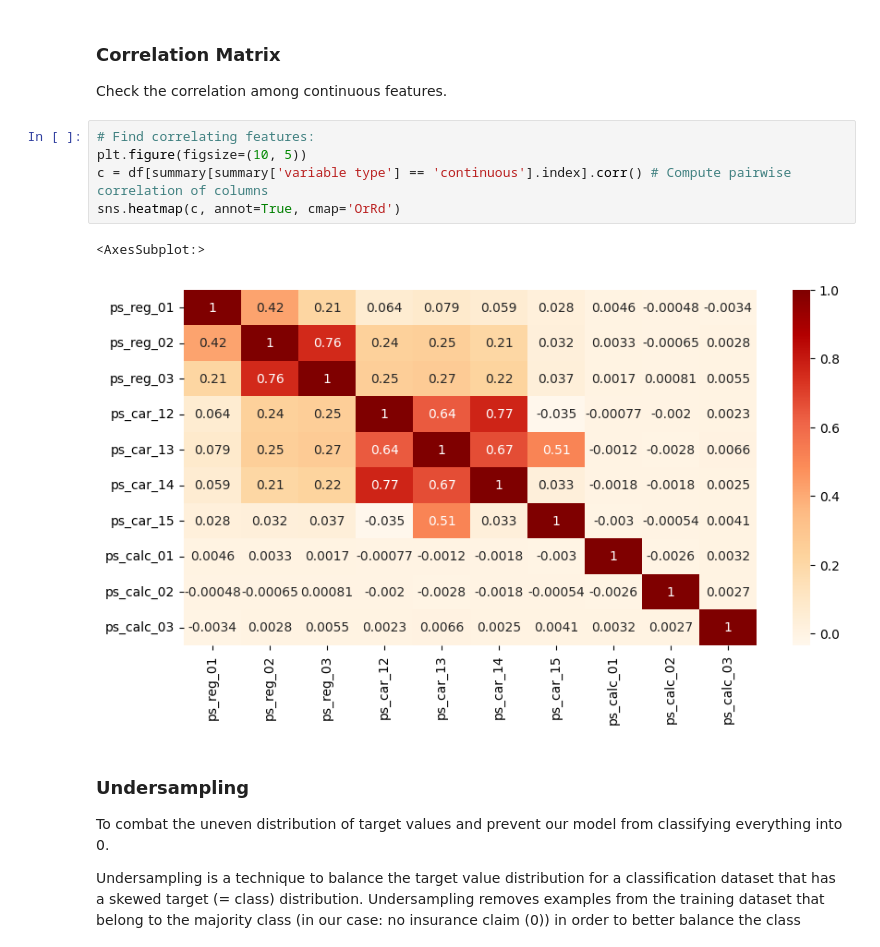
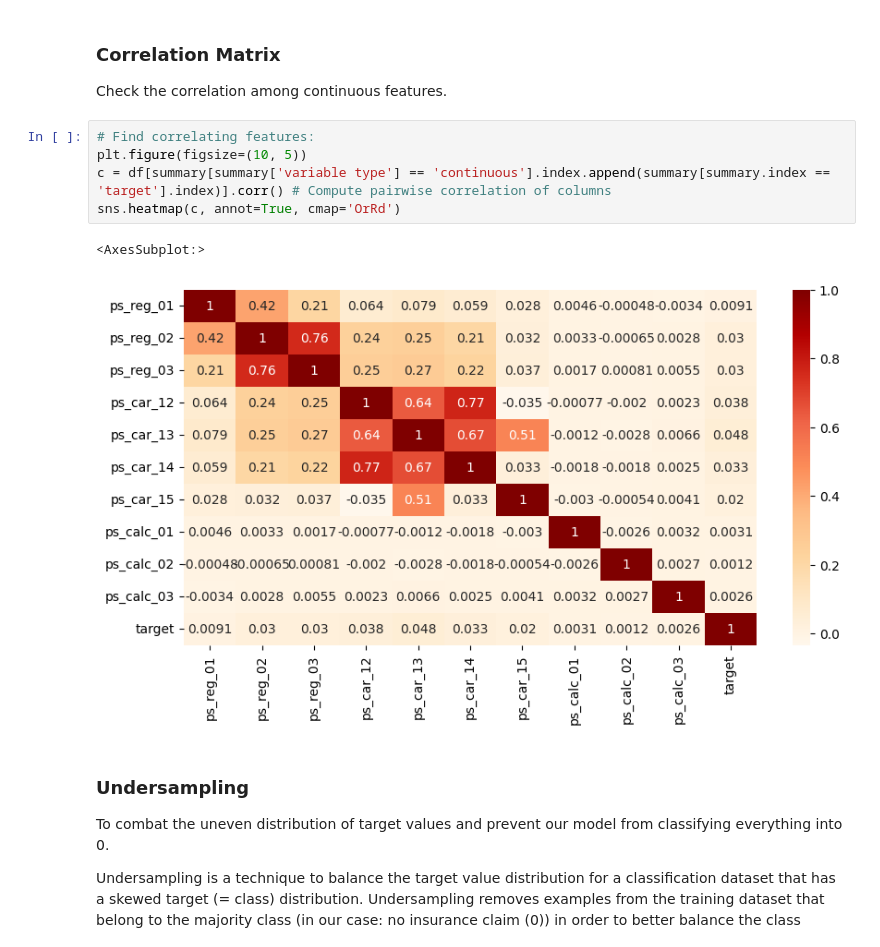
Before and after one commit to lauraschauer/stats-ml-project, a Jupyter notebook: project-supervised.ipynb, the cells around one changed output. Drawn from its saved outputs; the diff is of its cells as text.

```diff
--- a/project-supervised.ipynb
+++ b/project-supervised.ipynb
@@ -162,11 +167,11 @@ Check the correlation among continuous features.
 # %%
 # Find correlating features:
 plt.figure(figsize=(10, 5))
-c = df[summary[summary['variable type'] == 'continuous'].index].corr() # Compute pairwise correlation of columns
+c = df[summary[summary['variable type'] == 'continuous'].index.append(summary[summary.index == 'target'].index)].corr() # Compute pairwise correlation of columns
 sns.heatmap(c, annot=True, cmap='OrRd')
 # %% [output]
 <AxesSubplot:>
-[figure, old version]
+[figure, new version]
 # %% [markdown]
 ### Undersampling
 
```
Also changed, not shown: parts of 13 cells of this notebook.
